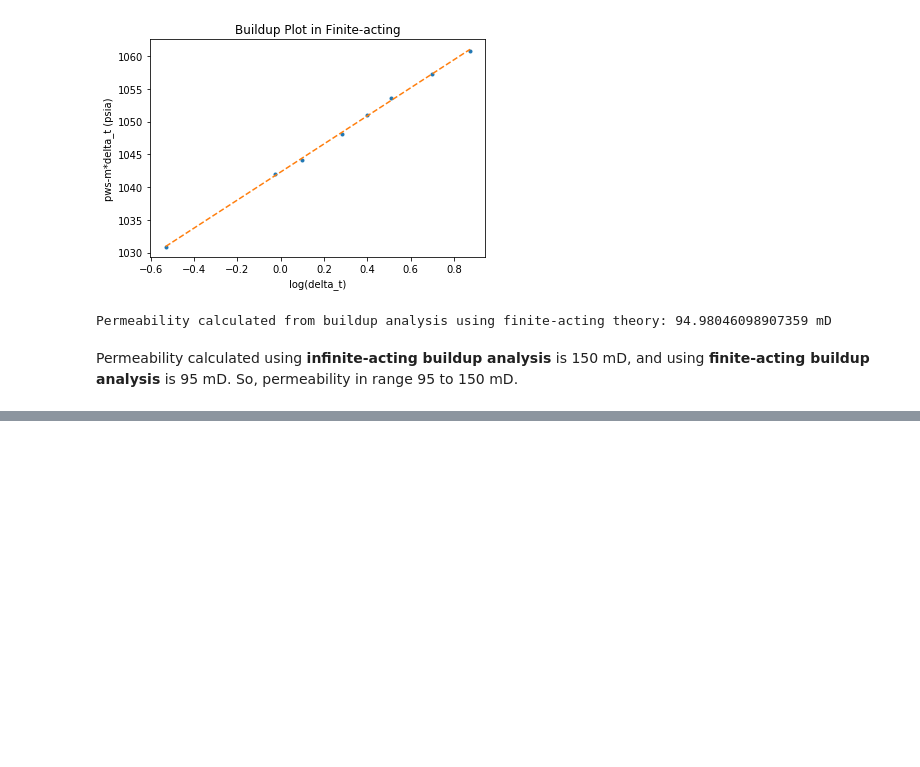
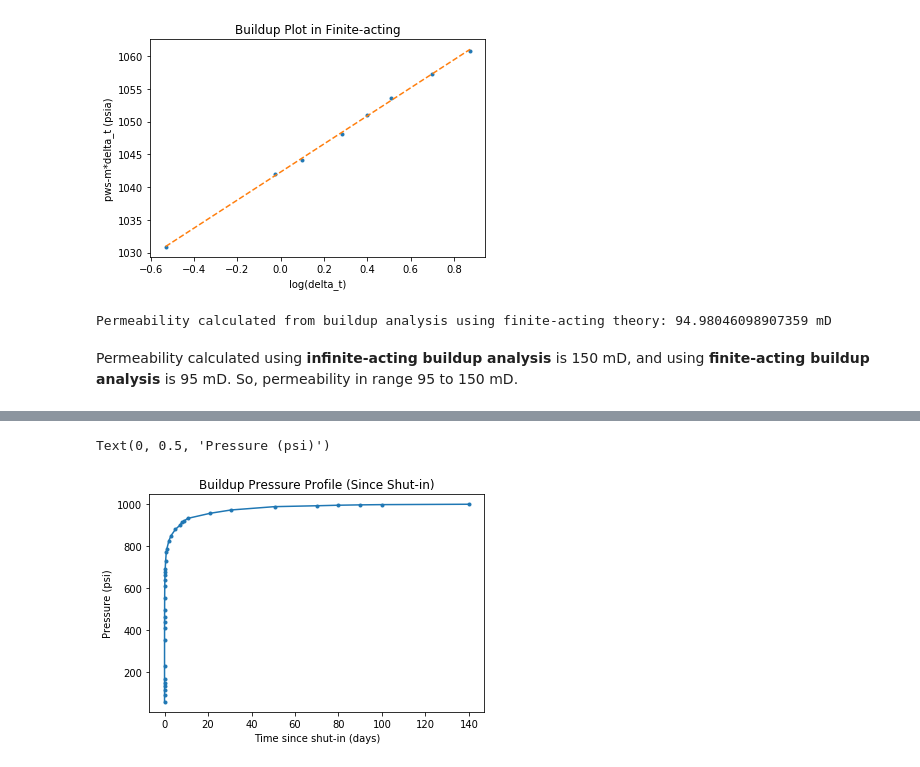
Before and after one commit to yohanesnuwara/reservoir-engineering, a Jupyter notebook: Unit 7 Introduction to Well-Test Analysis/notebook/7_problems.ipynb, the cells around one changed output, grey strips where cells are left out. Saved outputs shown, nothing was run; the diff lists cells and outputs as text; code cells hidden in the pictures; blank space fills up the shorter version.

```diff
--- a/Unit 7 Introduction to Well-Test Analysis/notebook/7_problems.ipynb
+++ b/Unit 7 Introduction to Well-Test Analysis/notebook/7_problems.ipynb
@@ -530,0 +535,24 @@ Permeability calculated using **infinite-acting buildup analysis** is 150 mD, an
+# %%
+"Task. determine permeability k and skin factor s"
+
+# known
+poro = 0.119
+h = 25 # ft
+qB = 25 # RB/d, q and Bo are not informed
+mu_oil = 1.93 # cp
+rw = 0.25 # ft
+ct = 416.8E-6
+
+# flow/production time is not known in the book, but get the value from original copy of Raghavan (1976) paper
+time_flow = 60
+
+# conversion: NONE, all units already in OILFIELD UNITS
+
+data4 = pd.read_csv('/content/reservoir-engineering/Unit 7 Introduction to Well-Test Analysis/data/Table 7.15-Reservoir Parameters and Pressure Buildup Data Problem 7.4.csv')
+
+plt.plot(data4.t, data4.p, '.-')
+plt.title('Buildup Pressure Profile (Since Shut-in)')
+plt.xlabel('Time since shut-in (days)'); plt.ylabel('Pressure (psi)')
+# %% [output]
+Text(0, 0.5, 'Pressure (psi)')
+[figure, added]
```
Also changed, not shown: parts of 27 cells of this notebook.
